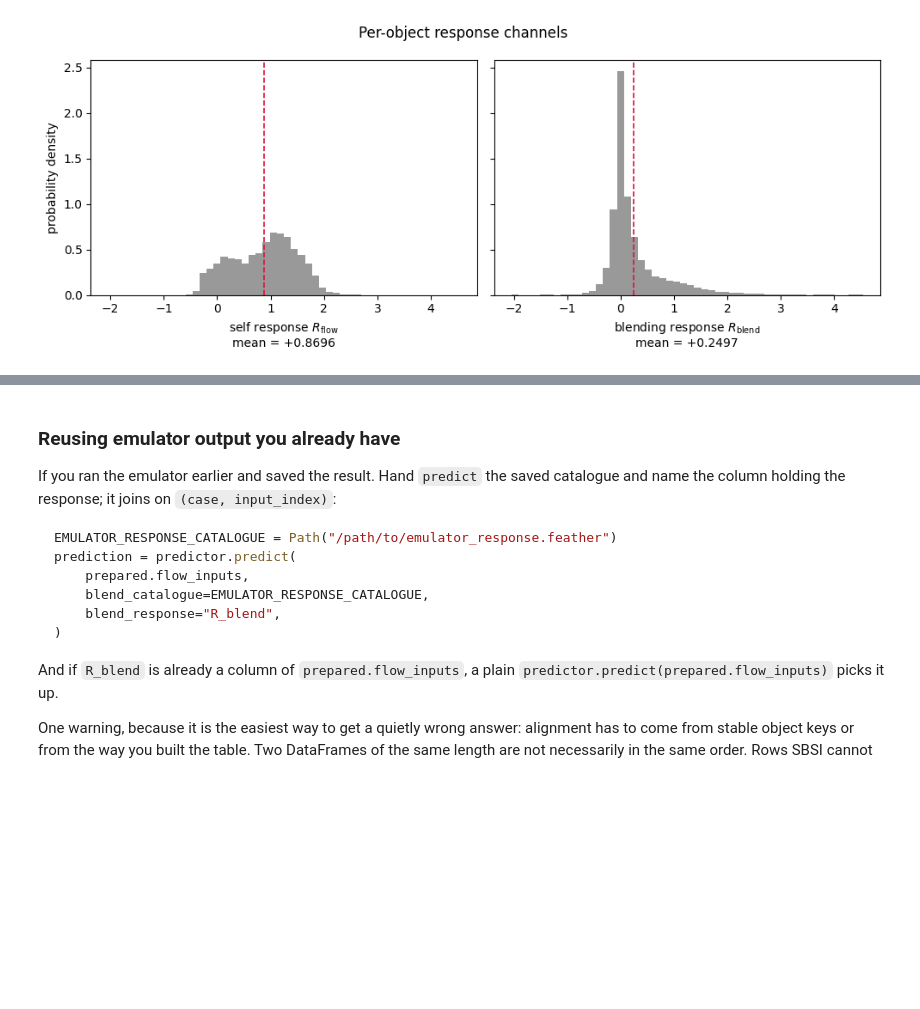
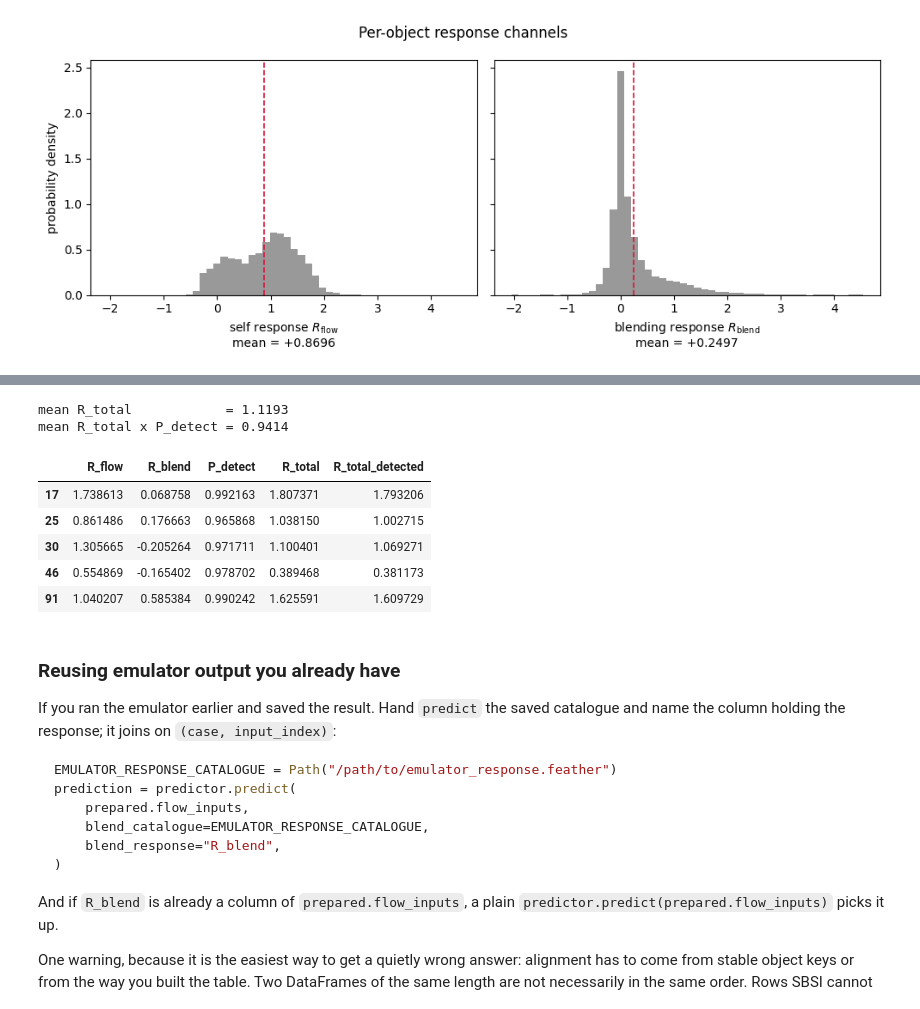
Before and after one commit to zhangzzk/SBSI, a Jupyter notebook: examples/sbsi_api_tutorial.ipynb, the cells around one changed output, grey strips where cells are left out. Saved outputs shown, nothing was run; the diff lists cells and outputs as text; code cells hidden in the pictures; blank space fills up the shorter version.

```diff
--- a/examples/sbsi_api_tutorial.ipynb
+++ b/examples/sbsi_api_tutorial.ipynb
@@ -153,0 +170,4 @@ plt.show()
+# %%
+detection = emulator.predict_on_pairs(prepared.emulator_pairs, task="detection", rescaled=True)
+p_detect = detection.groupby("primary_row")["detection_prob"].min()
+p_detect.describe()
@@ -154,3 +188,28 @@ plt.show()
+# %%
+# Total model response per primary, weighted by detection probability.
+import pandas as pd
+
+per_primary = pd.DataFrame({
+    "R_flow": pd.Series(prediction.flow, index=prediction.index),
+    "R_blend": r_blend,
+    "P_detect": p_detect,
+})
+per_primary["R_total"] = per_primary["R_flow"] + per_primary["R_blend"]
+per_primary["R_total_detected"] = per_primary["R_total"] * per_primary["P_detect"]
+print(
+    f"mean R_total            = {per_primary['R_total'].mean():.4f}\n"
+    f"mean R_total x P_detect = {per_primary['R_total_detected'].mean():.4f}"
+)
+per_primary.head()
+# %% [output]
+mean R_total            = 1.1193
+mean R_total x P_detect = 0.9414
+|  | R_flow | R_blend | P_detect | R_total | R_total_detected |
+| 17 | 1.738613 | 0.068758 | 0.992163 | 1.807371 | 1.793206 |
+| 25 | 0.861486 | 0.176663 | 0.965868 | 1.038150 | 1.002715 |
+| 30 | 1.305665 | -0.205264 | 0.971711 | 1.100401 | 1.069271 |
+| 46 | 0.554869 | -0.165402 | 0.978702 | 0.389468 | 0.381173 |
+| 91 | 1.040207 | 0.585384 | 0.990242 | 1.625591 | 1.609729 |
 # %% [markdown]
 ### Reusing emulator output you already have
 
```
Also changed, not shown: parts of 2 cells of this notebook.
